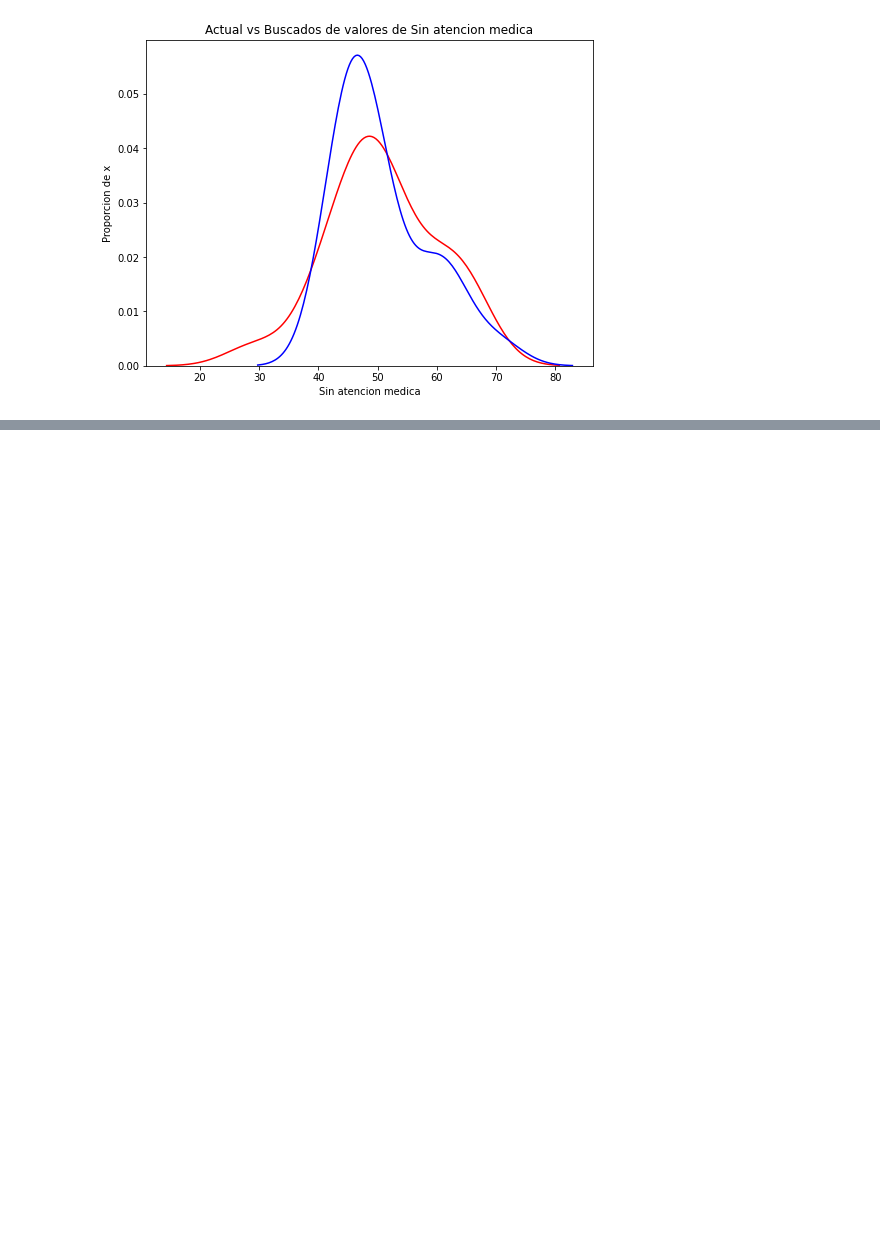
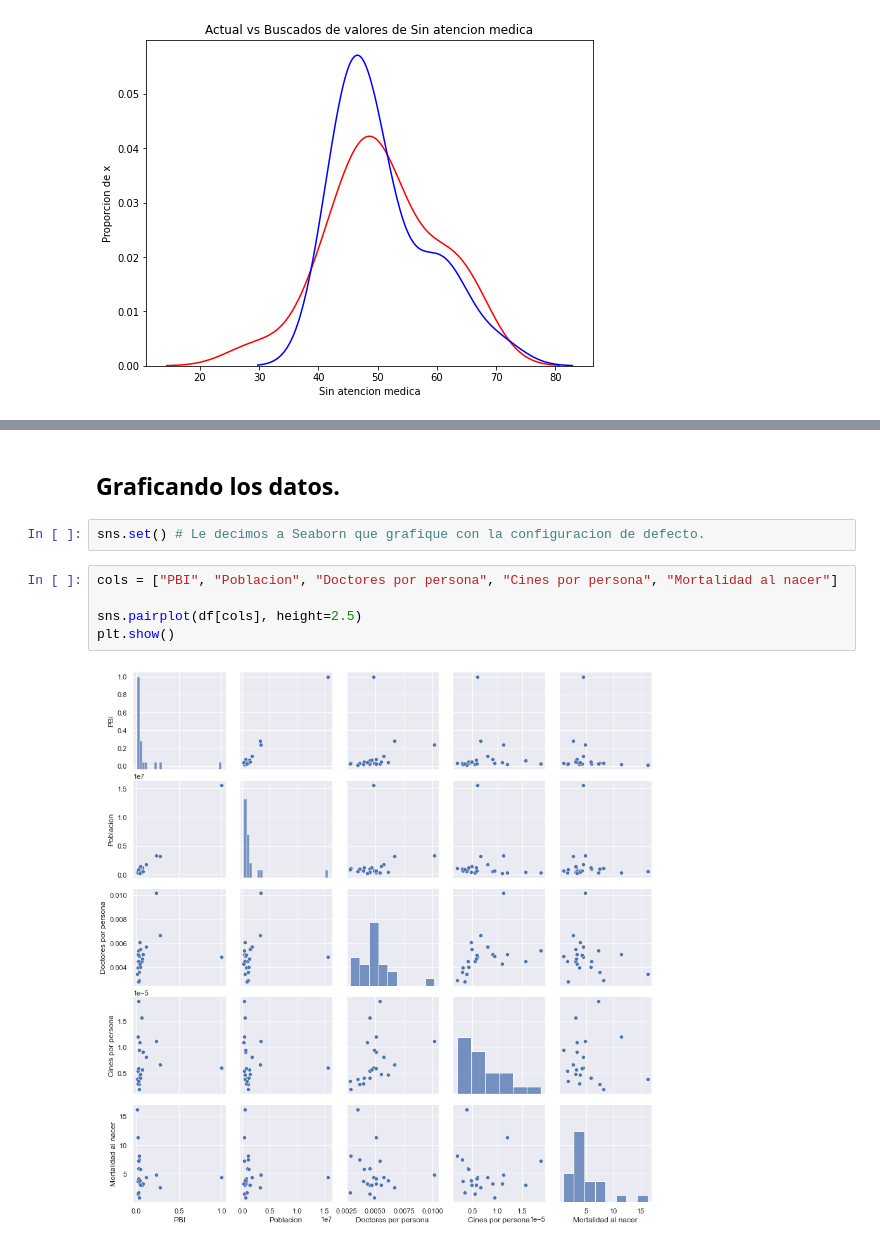
Before and after one commit to NestorDiazDataSC/Analisis-Data-Argentina, a Jupyter notebook: Analisis Argentina.ipynb, the cells around one changed output, grey strips where cells are left out. Saved outputs shown, nothing was run; the diff lists cells and outputs as text; blank space fills up the shorter version.

```diff
--- a/Analisis Argentina.ipynb
+++ b/Analisis Argentina.ipynb
@@ -382,0 +388,11 @@ dtype: int64
+# %% [markdown]
+## Graficando los datos.
+# %%
+sns.set() # Le decimos a Seaborn que grafique con la configuracion de defecto.
+# %%
+cols = ["PBI", "Poblacion", "Doctores por persona", "Cines por persona", "Mortalidad al nacer"]
+
+sns.pairplot(df[cols], height=2.5)
+plt.show()
+# %% [output]
+[figure, added]
```
Also changed, not shown: parts of 26 cells of this notebook.
